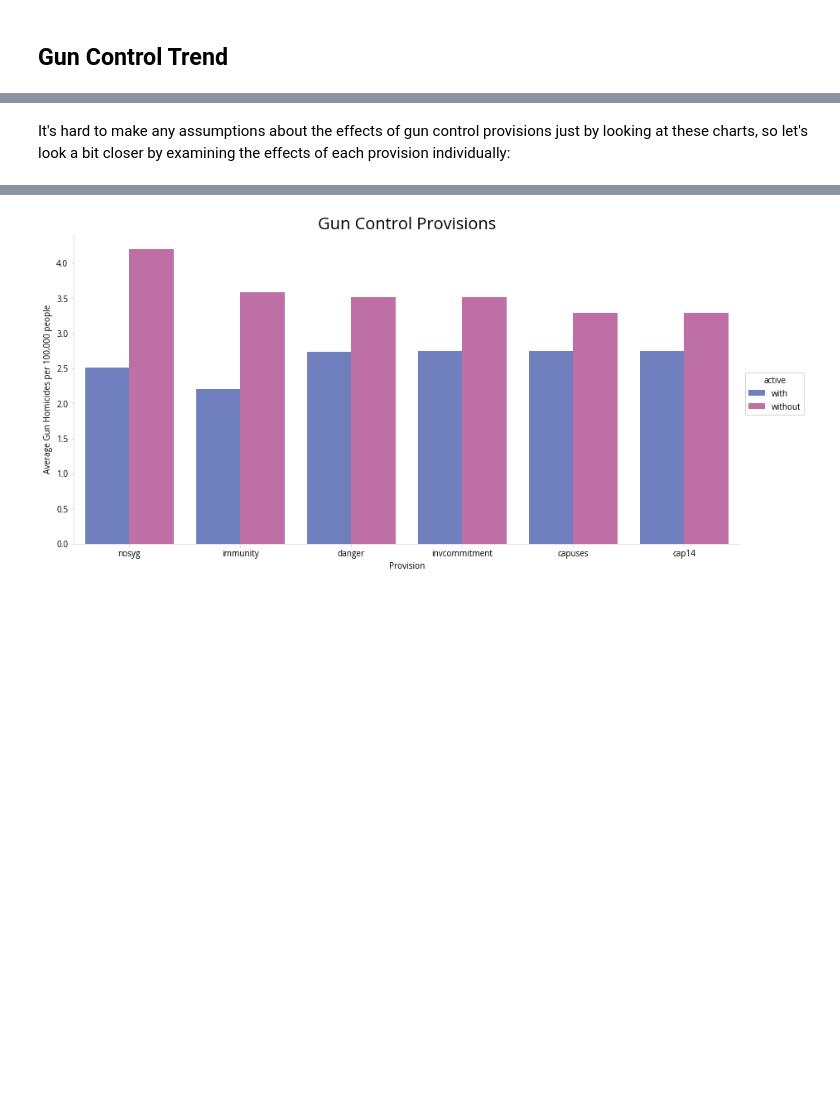
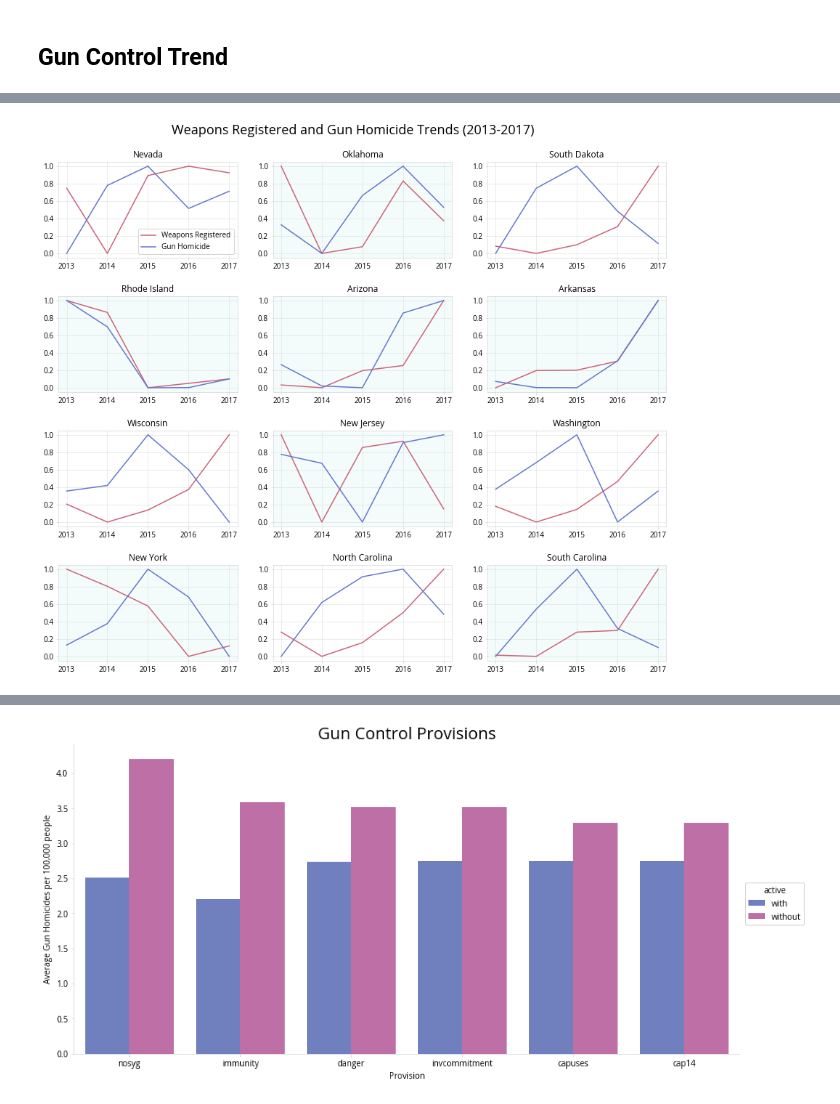
Before and after one commit to jonathanshuai/springboard-capstone1, a Jupyter notebook: visualization.ipynb, the cells around one changed output, grey strips where cells are left out. Drawn from its saved outputs; the diff is of its cells as text; code cells hidden in the pictures; blank space fills up the shorter version.

```diff
--- a/visualization.ipynb
+++ b/visualization.ipynb
@@ -409,2 +439,10 @@ plot_feature_trends('income', 'Income',
-# %% [markdown]
-It's hard to make any assumptions about the effects of gun control provisions just by looking at these charts, so let's look a bit closer by examining the effects of each provision individually:
+# %%
+# Visualize total weapons registrations
+highlight_states = ['Oklahoma', 'Rhode Island', 'Arizona', 'Arkansas',
+                    'New Jersey', 'New York', 'South Carolina']
+
+plot_feature_trends('total_weapons', 'Weapons Registered',
+                    colors=['#cb6377', '#6377cb'], order=(2, 2),
+                    highlight=highlight_states)
+# %% [output]
+[figure, added]
```
Also changed, not shown: parts of 41 cells of this notebook, 16 other files.
